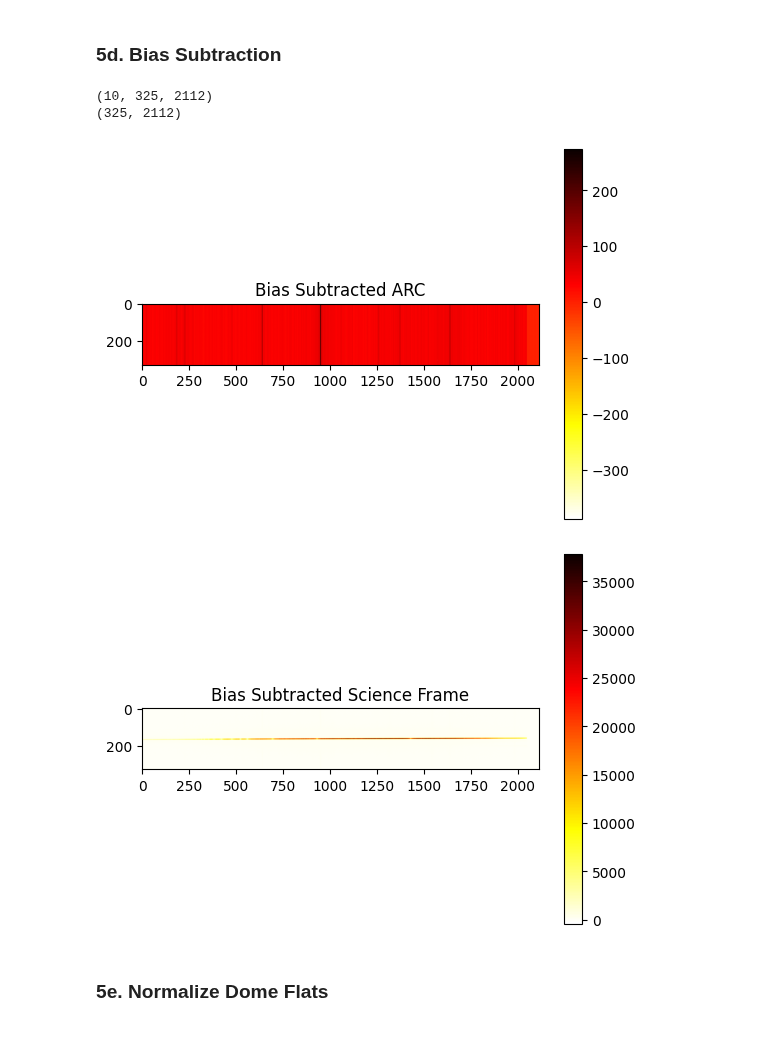
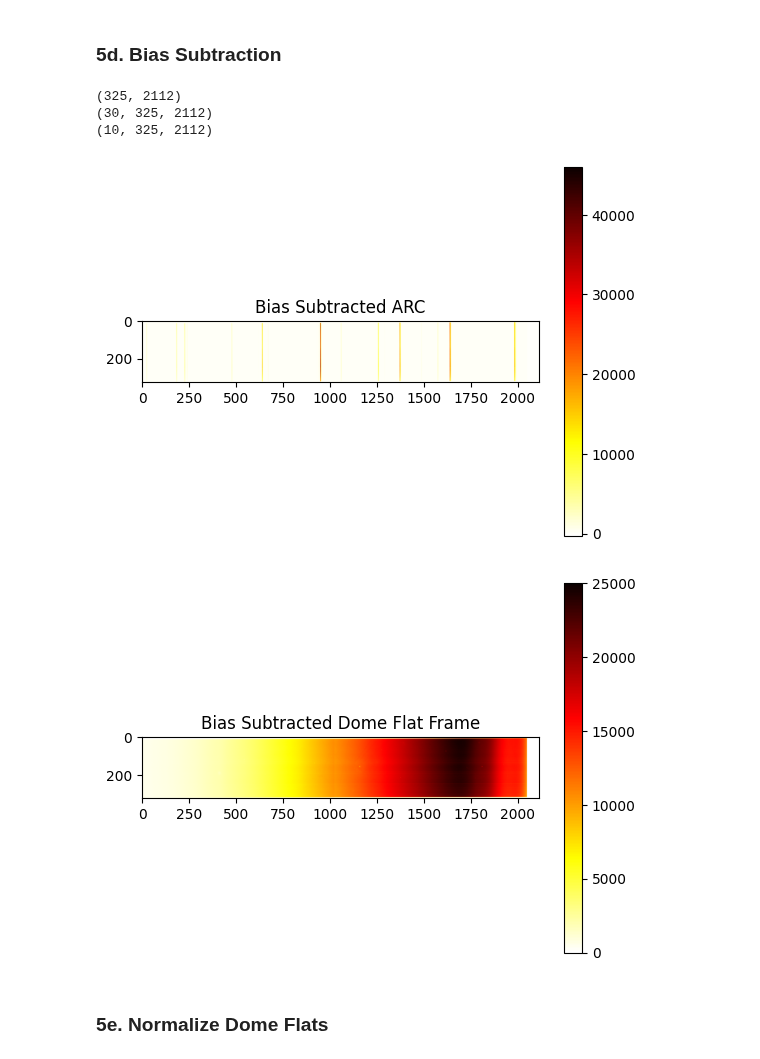
Before and after one commit to parkergeorge30/ASTRO150, a Jupyter notebook: Lab2.ipynb, the cells around one changed output. Drawn from its saved outputs; the diff is of its cells as text; code cells hidden in the pictures.

Commit message:
Kast data update

```diff
--- a/Lab2.ipynb
+++ b/Lab2.ipynb
@@ -242,11 +242,12 @@ arc = frames[0]
 arc_frame = ut.get_data(arc)
 bias = frames[1:11]
 bias_frames = ut.get_data(bias)
-dome_flats = frames[11:51]
-dome_flat_frames = ut.get_data(dome_flats)
-science = frames[51:61]
-science_frames = ut.get_data(science)
-arc, bias, dome_flats, science
+flats_slit4 = frames[11:21]
+slit4 = ut.get_data(flats_slit4)
+flats_slit2 = frames[21:51]
+slit2 = ut.get_data(flats_slit2)
+
+arc, bias, flats_slit4, flats_slit2
 # %% [output]
 ('data-2013-10-26-shane-public/b100.fits',
  ['data-2013-10-26-shane-public/b101.fits',
@@ -329,25 +327,28 @@ plt.show()
 # %% [markdown]
 ### 5d. Bias Subtraction
 # %%
-science_clean = ut.bias_sub(science_frames, master_bias)
-print(np.shape(science_clean))
 arc_clean = ut.bias_sub(arc_frame, master_bias, num_arrays=1)
 print(np.shape(arc_clean))
+slit2_clean = ut.bias_sub(slit2, master_bias)
+print(np.shape(slit2_clean))
+slit4_clean = ut.bias_sub(slit4, master_bias)
+print(np.shape(slit4_clean))
 
 plt.imshow(arc_clean, cmap='hot_r')
 plt.title('Bias Subtracted ARC')
 plt.colorbar()
 plt.show()
 
-plt.imshow(science_clean[5], cmap='hot_r')
-plt.title('Bias Subtracted Science Frame')
+plt.imshow(slit2_clean[5], cmap='hot_r')
+plt.title('Bias Subtracted Dome Flat Frame')
 plt.colorbar()
 plt.show()
 # %% [output]
+(325, 2112)
+(30, 325, 2112)
 (10, 325, 2112)
-(325, 2112)
-[figure, old version]
+[figure, new version]
-[figure, old version]
+[figure, new version]
 # %% [markdown]
 ### 5e. Normalize Dome Flats
 # %%
```
Also changed, not shown: parts of 15 cells of this notebook.
